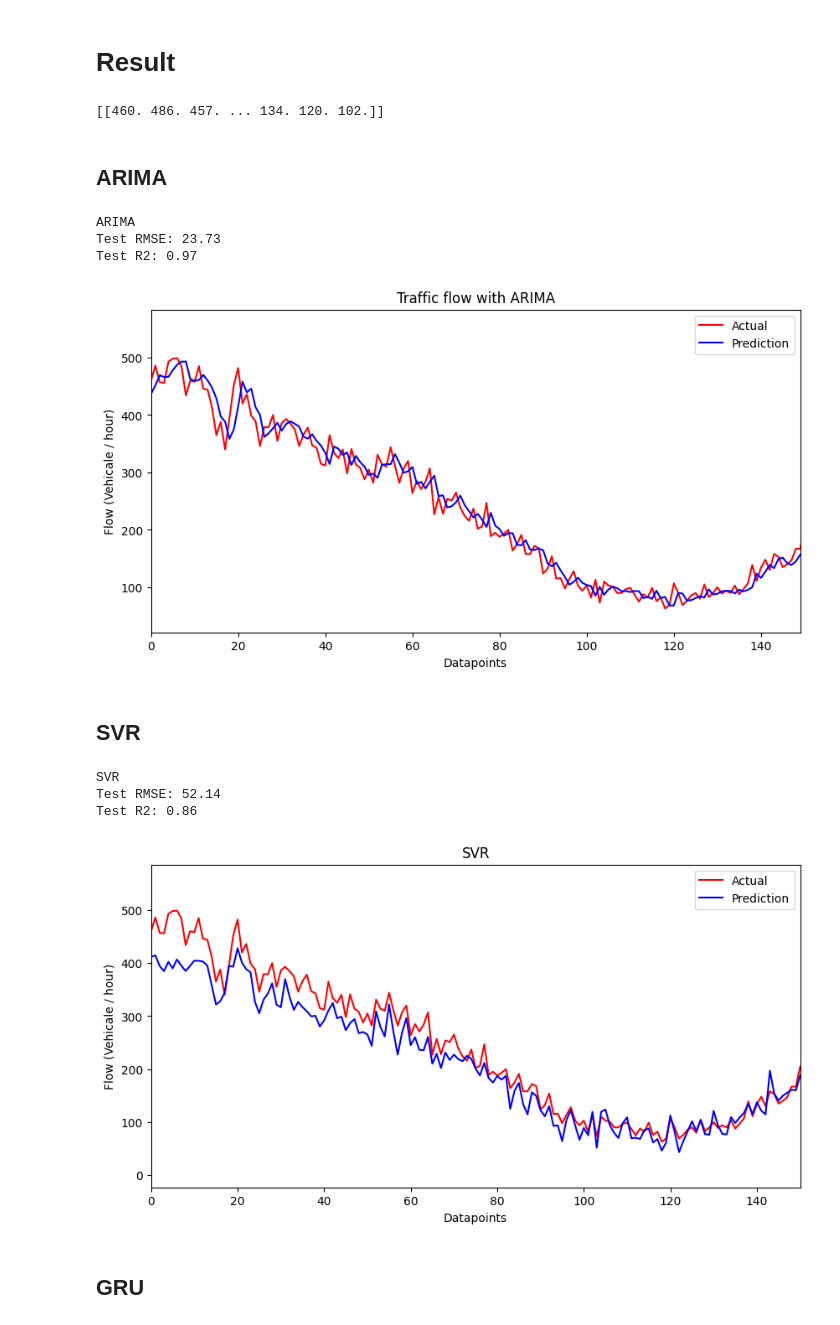
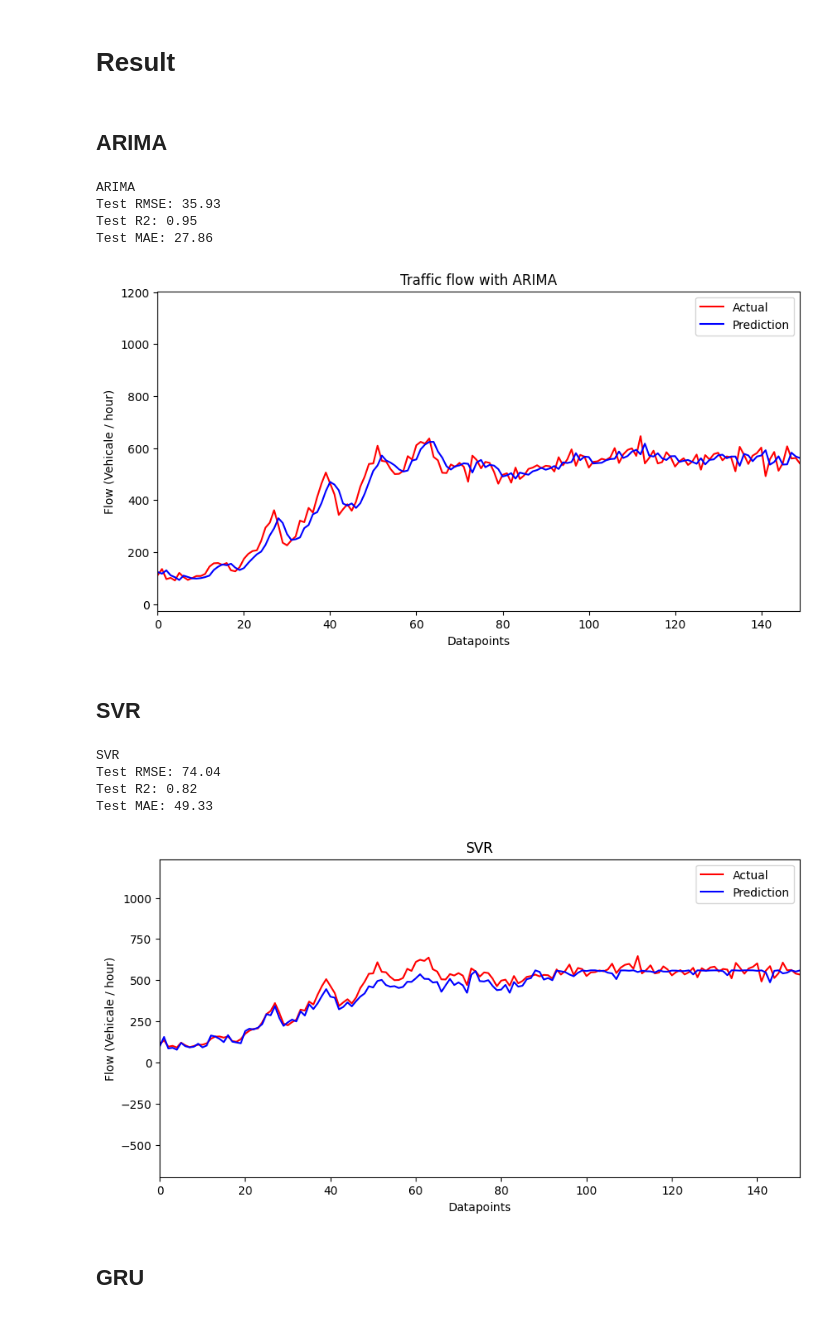
Before and after one commit to fredrikkortet/mt-hh, a Jupyter notebook: all.ipynb, the cells around one changed output. Cells and saved outputs as stored; diff of their text form; code cells hidden in the pictures.

Commit message:
Models have been trained and predicted
This is trained and predicted for 5 roads of PeMs08

```diff
--- a/all.ipynb
+++ b/all.ipynb
@@ -31,6 +31,6 @@ def get_data(road, features):
             datax = np.concatenate((datax ,sets[:,k,:features]))
     return datax
 # %%
-dataOG = get_data(1,2)
+dataOG = get_data(5,2)
 print(dataOG.shape)
 # %% [output]
@@ -191,14 +191,21 @@ def plot(title,testPredict,arima=False,svr=False):
     if arima:
         testPredict = testPredict * (dataBefore.max(axis=0) - dataBefore.min(axis=0))+ dataBefore.min(axis=0)
         xtestARIMAs = xtestARIMA * (dataBefore.max(axis=0) - dataBefore.min(axis=0))+ dataBefore.min(axis=0)
+
         # Calculate root mean squared error
         rmse = sqrt(mean_squared_error(xtestARIMAs[:len(testPredict)],testPredict))
+
         # Calculate R2 score
         r2s = r2_score(y_true=xtestARIMAs[:len(testPredict)],y_pred=testPredict)
+
+        # Calculate mean absolute error
+        mae = mean_absolute_error(xtestARIMAs[:len(testPredict)],testPredict)
 
         print(title)
         print('Test RMSE: %.2f' % rmse)
         print('Test R2: %.2f' % r2s)
+        print('Test MAE: %.2f' % mae)
+
         plt.figure(figsize=(10,5))
         plt.plot(xtestARIMAs,color = 'red',label = "Actual")
         plt.plot(testPredict, color='blue', label = "Prediction")
@@ -208,15 +215,21 @@ def plot(title,testPredict,arima=False,svr=False):
         plt.xlim(0,len(testPredict)-1)
         plt.legend()
         plt.show()
-        return r2s,rmse
+        return r2s,rmse, mae
     elif svr:
          # Calculate root mean squared error
         rmse = sqrt(mean_squared_error(SVRtestY,testPredict))
+
         # Calculate R2 score
         r2s = r2_score(y_true=SVRtestY,y_pred=testPredict)
+
+        # Calculate mean absolute error
+        mae = mean_absolute_error(SVRtestY,testPredict)
+
         print(title)
         print('Test RMSE: %.2f' % rmse)
         print('Test R2: %.2f' % r2s)
+        print('Test MAE: %.2f' % mae)
 
         plt.figure(figsize=(10,5))
         plt.plot(SVRtestY[30:],color = 'red',label = 'Actual')
@@ -227,19 +240,24 @@ def plot(title,testPredict,arima=False,svr=False):
         plt.ylabel("Flow (Vehicale / hour)")
         plt.xlim(0,150)
         plt.show()
-        return r2s,rmse
+        return r2s,rmse,mae
     else:
         # Inverse transform the predictions values
         invtestPred = scaler.inverse_transform(testPredict)
 
         # Calculate root mean squared error
         rmse = sqrt(mean_squared_error(invtestY[0],invtestPred.reshape(-1,1)))
+
         # Calculate R2 score
         r2s = r2_score(y_true=testYshape,y_pred=invtestPred)
+
+        # Calculate mean absoute error
+        mae = mean_absolute_error(testYshape,invtestPred)
 
         print(title)
         print('Test RMSE: %.2f' % rmse)
         print('Test R2: %.2f' % r2s)
+        print('Test MAE: %.2f' % mae)
 
         plt.figure(figsize=(10,5))
         plt.plot(invtestY[0],color = 'red',label = 'Actual')
@@ -250,33 +268,31 @@ def plot(title,testPredict,arima=False,svr=False):
         plt.ylabel("Flow (Vehicale / hour)")
         plt.xlim(0,150)
         plt.show()
-        return r2s,rmse
+        return r2s,rmse,mae
 # %%
 # Inverse transform the actual values
 invtestY = scaler.inverse_transform([testY])
 testYshape=invtestY.reshape(len(invtestY[0]),1)
-# %%
-print(invtestY)
-# %% [output]
-[[460. 486. 457. ... 134. 120. 102.]]
 # %% [markdown]
 ## ARIMA
 # %%
-ARIMAr2s,ARIMArmse = plot("ARIMA",ARIMAtestpred,arima=True)
+ARIMAr2s,ARIMArmse,ARIMAmae = plot("ARIMA",ARIMAtestpred,arima=True)
 # %% [output]
 ARIMA
-Test RMSE: 23.73
-Test R2: 0.97
+Test RMSE: 35.93
+Test R2: 0.95
+Test MAE: 27.86
-[figure, old version]
+[figure, new version]
 # %% [markdown]
 ## SVR
 # %%
-SVRr2s,SVRrmse=plot("SVR",SVRtestPredict,svr=True)
+SVRr2s,SVRrmse,SVRmae=plot("SVR",SVRtestPredict,svr=True)
 # %% [output]
 SVR
-Test RMSE: 52.14
-Test R2: 0.86
+Test RMSE: 74.04
+Test R2: 0.82
+Test MAE: 49.33
-[figure, old version]
+[figure, new version]
 # %% [markdown]
 ## GRU
 # %%
```
Also changed, not shown: parts of 19 cells of this notebook.
